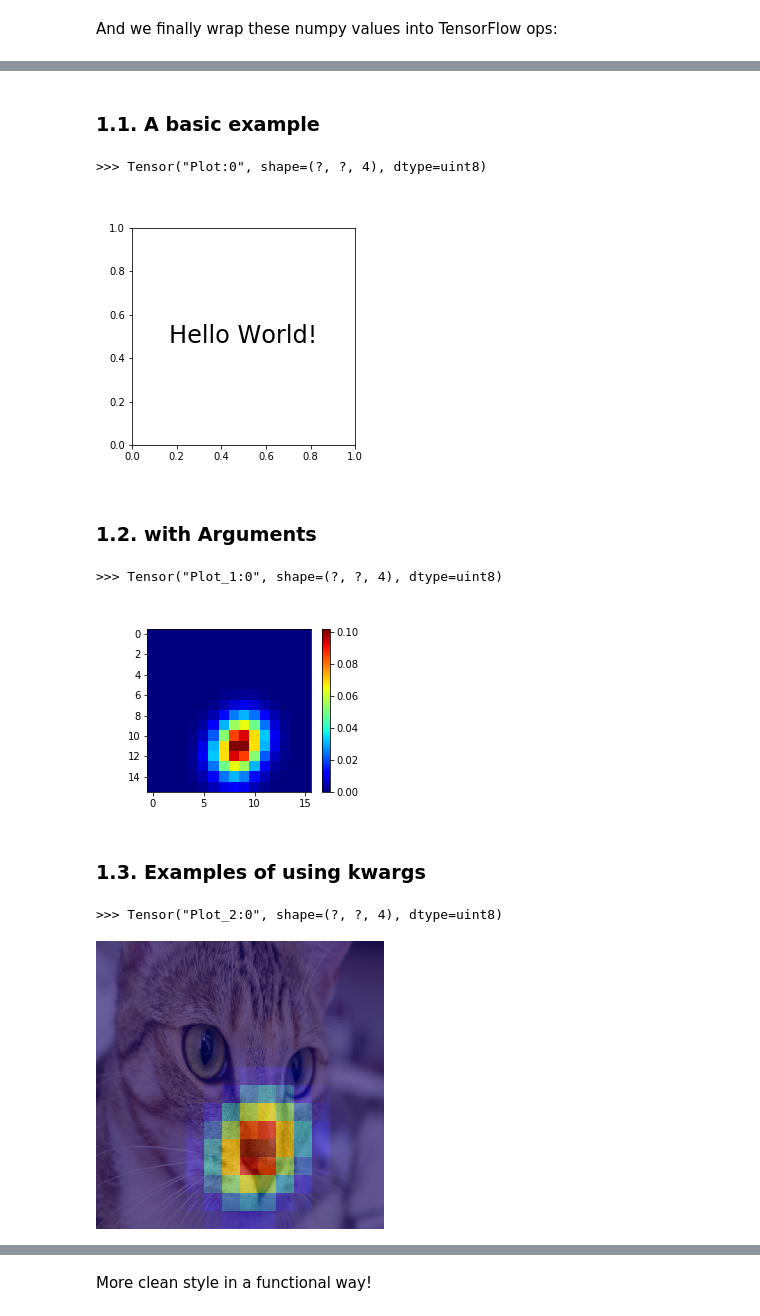
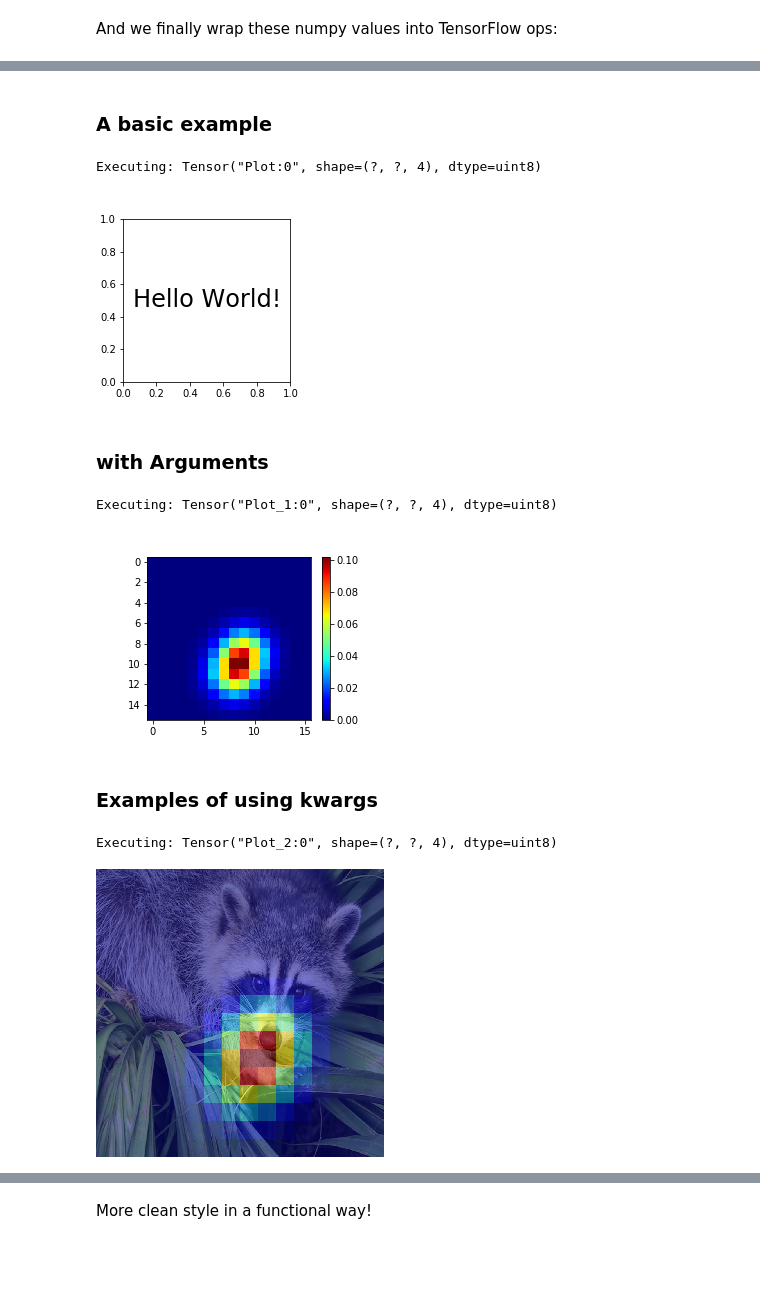
Before and after one commit to wookayin/tensorflow-plot, a Jupyter notebook: examples/showcases.ipynb, the cells around one changed output, grey strips where cells are left out. Saved outputs shown, nothing was run; the diff lists cells and outputs as text; code cells hidden in the pictures; blank space fills up the shorter version.

Commit message:
Update showcase examples with autowrap and contrib

```diff
--- a/examples/showcases.ipynb
+++ b/examples/showcases.ipynb
@@ -30,3 +39,3 @@ In order to see the images generated from the plot ops, we employ a simple utili
 # %%
 import tensorflow as tf
-tf.InteractiveSession()
+sess = tf.InteractiveSession()
@@ -68,12 +83,12 @@ and some data:
 def fake_attention():
     import scipy.ndimage
     attention = np.zeros([16, 16], dtype=np.float32)
-    attention[(12, 8)] = 1.0
-    attention[(10, 9)] = 1.0
+    attention[(11, 8)] = 1.0
+    attention[(9, 9)] = 1.0
     attention = scipy.ndimage.filters.gaussian_filter(attention, sigma=1.5)
     return attention
 
-sample_image = skimage.data.chelsea()
+sample_image = scipy.misc.face()
 attention_map = fake_attention()
 
 # display the data
@@ -103,19 +312,19 @@ Conceptually, it can draw **any** matplotlib plot as a TensorFlow op. One thing
 # %% [markdown]
-### 1.1. A basic example
+### A basic example
 # %%
 def test_figure():
-    fig, ax = tfplot.subplots(figsize=(4, 4))
+    fig, ax = tfplot.subplots(figsize=(3, 3))
     ax.text(0.5, 0.5, "Hello World!",
             ha='center', va='center', size=24)
     return fig
 
 plot_op = tfplot.plot(test_figure, [])
-execute_plot_op(plot_op)
+execute_op_as_image(plot_op)
 # %% [output]
->>> Tensor("Plot:0", shape=(?, ?, 4), dtype=uint8)
+Executing: Tensor("Plot:0", shape=(?, ?, 4), dtype=uint8)
-[figure, old version]
+[figure, new version]
 # %% [markdown]
-### 1.2. with Arguments
+### with Arguments
 # %%
 def figure_attention(attention):
     fig, ax = tfplot.subplots(figsize=(4, 3))
@@ -124,12 +333,12 @@ def figure_attention(attention):
     return fig
 
 plot_op = tfplot.plot(figure_attention, [attention_tensor])
-execute_plot_op(plot_op)
+execute_op_as_image(plot_op)
 # %% [output]
->>> Tensor("Plot_1:0", shape=(?, ?, 4), dtype=uint8)
+Executing: Tensor("Plot_1:0", shape=(?, ?, 4), dtype=uint8)
-[figure, old version]
+[figure, new version]
 # %% [markdown]
-### 1.3. Examples of using kwargs
+### Examples of using kwargs
 # %%
 # the plot function can have additional kwargs for providing configuration points
 def overlay_attention(attention, image,
@@ -146,10 +355,10 @@ def overlay_attention(attention, image,
     return fig
 # %%
 plot_op = tfplot.plot(overlay_attention, [attention_tensor, image_tensor])
-execute_plot_op(plot_op)
+execute_op_as_image(plot_op)
 # %% [output]
->>> Tensor("Plot_2:0", shape=(?, ?, 4), dtype=uint8)
+Executing: Tensor("Plot_2:0", shape=(?, ?, 4), dtype=uint8)
-[figure, old version]
+[figure, new version]
 # %%
 # the kwargs to `tfplot.plot()` are passed to the plot function (i.e. `overlay_attention`)
 # during the execution of the plot operation.
```
Also changed, not shown: parts of 76 cells of this notebook.
